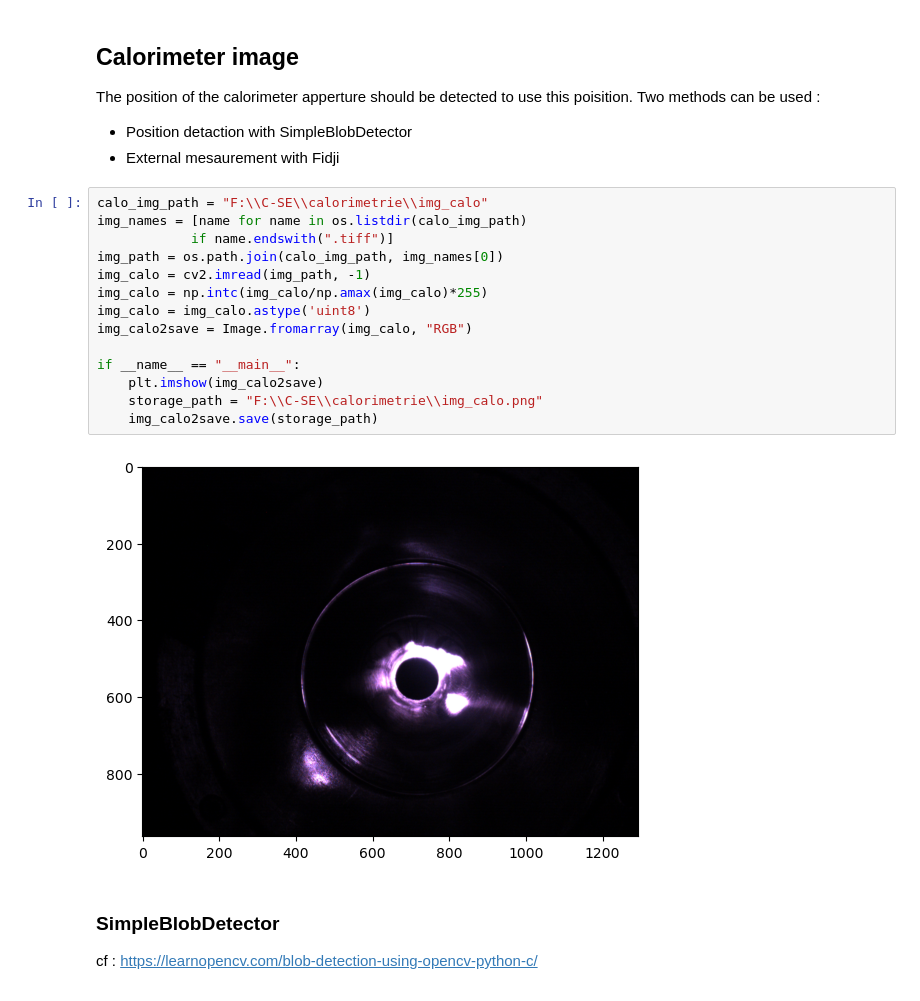
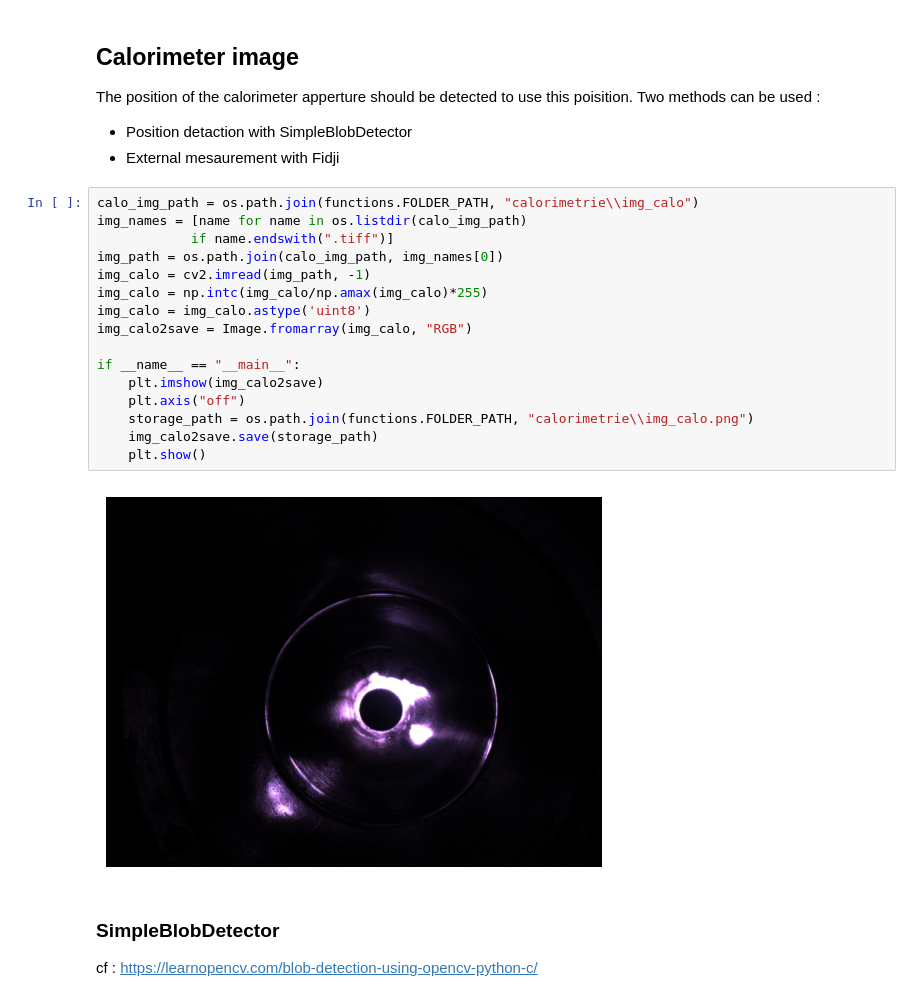
Before and after one commit to ASHHaeussler/Flux_measurements_training_SFERAIII_STT16, a Jupyter notebook: radiometric_calibration.ipynb, the cells around one changed output. Drawn from its saved outputs; the diff is of its cells as text.

```diff
--- a/radiometric_calibration.ipynb
+++ b/radiometric_calibration.ipynb
@@ -37,21 +39,23 @@ The position of the calorimeter apperture should be detected to use this poisiti
  * Position detaction with SimpleBlobDetector
  * External mesaurement with Fidji
 # %%
-calo_img_path = "F:\\C-SE\\calorimetrie\\img_calo"
+calo_img_path = os.path.join(functions.FOLDER_PATH, "calorimetrie\\img_calo")
 img_names = [name for name in os.listdir(calo_img_path)
             if name.endswith(".tiff")]
 img_path = os.path.join(calo_img_path, img_names[0])
 img_calo = cv2.imread(img_path, -1)
 img_calo = np.intc(img_calo/np.amax(img_calo)*255)
 img_calo = img_calo.astype('uint8')
 img_calo2save = Image.fromarray(img_calo, "RGB")
 
 if __name__ == "__main__":
     plt.imshow(img_calo2save)
-    storage_path = "F:\\C-SE\\calorimetrie\\img_calo.png"
+    plt.axis("off")
+    storage_path = os.path.join(functions.FOLDER_PATH, "calorimetrie\\img_calo.png")
     img_calo2save.save(storage_path)
+    plt.show()
 # %% [output]
-[figure, old version]
+[figure, new version]
 # %% [markdown]
 ### SimpleBlobDetector
 cf : https://learnopencv.com/blob-detection-using-opencv-python-c/
```
Also changed, not shown: parts of 12 cells of this notebook, 3 other files.
